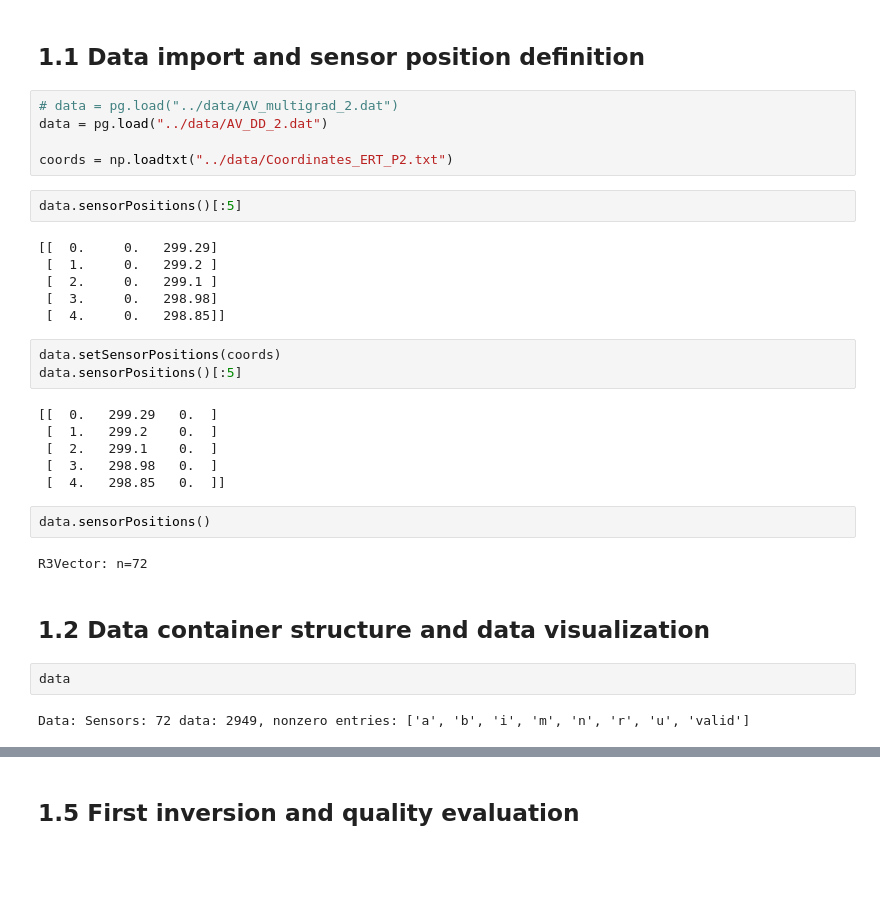
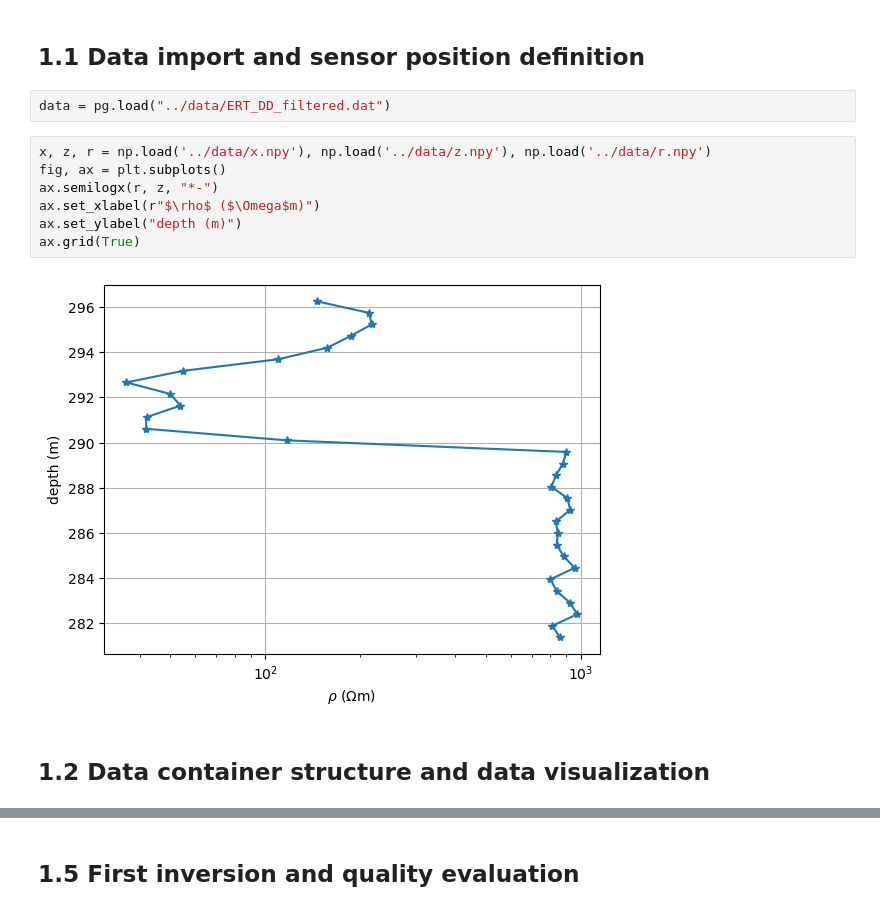
Before and after one commit to gimli-org/nsg26, a Jupyter notebook: 02_advanced_regularization/borehole_constraint.ipynb, the cells around one changed output, grey strips where cells are left out. Cells and saved outputs as stored; diff of their text form; blank space fills up the shorter version.

```diff
--- a/02_advanced_regularization/borehole_constraint.ipynb
+++ b/02_advanced_regularization/borehole_constraint.ipynb
@@ -33,34 +33,15 @@ import pygimli.meshtools as mt
 # %% [markdown]
 ## 1.1 Data import and sensor position definition
 # %%
-# data = pg.load("../data/AV_multigrad_2.dat")
-data = pg.load("../data/AV_DD_2.dat")
-
-coords = np.loadtxt("../data/Coordinates_ERT_P2.txt")
+data = pg.load("../data/ERT_DD_filtered.dat")
-# %%
-data.sensorPositions()[:5]
-# %% [output]
-[[  0.     0.   299.29]
- [  1.     0.   299.2 ]
- [  2.     0.   299.1 ]
- [  3.     0.   298.98]
- [  4.     0.   298.85]]
-# %%
-data.setSensorPositions(coords)
-data.sensorPositions()[:5]
-# %% [output]
-[[  0.   299.29   0.  ]
- [  1.   299.2    0.  ]
- [  2.   299.1    0.  ]
- [  3.   298.98   0.  ]
- [  4.   298.85   0.  ]]
 # %%
-data.sensorPositions()
+x, z, r = np.load('../data/x.npy'), np.load('../data/z.npy'), np.load('../data/r.npy')
+fig, ax = plt.subplots()
+ax.semilogx(r, z, "*-")
+ax.set_xlabel(r"$\rho$ ($\Omega$m)")
+ax.set_ylabel("depth (m)")
+ax.grid(True)
 # %% [output]
-R3Vector: n=72
+[figure, added]
 # %% [markdown]
 ## 1.2 Data container structure and data visualization
-# %%
-data
-# %% [output]
-Data: Sensors: 72 data: 2949, nonzero entries: ['a', 'b', 'i', 'm', 'n', 'r', 'u', 'valid']
```
Also changed, not shown: parts of 18 cells of this notebook, 3 other files.
